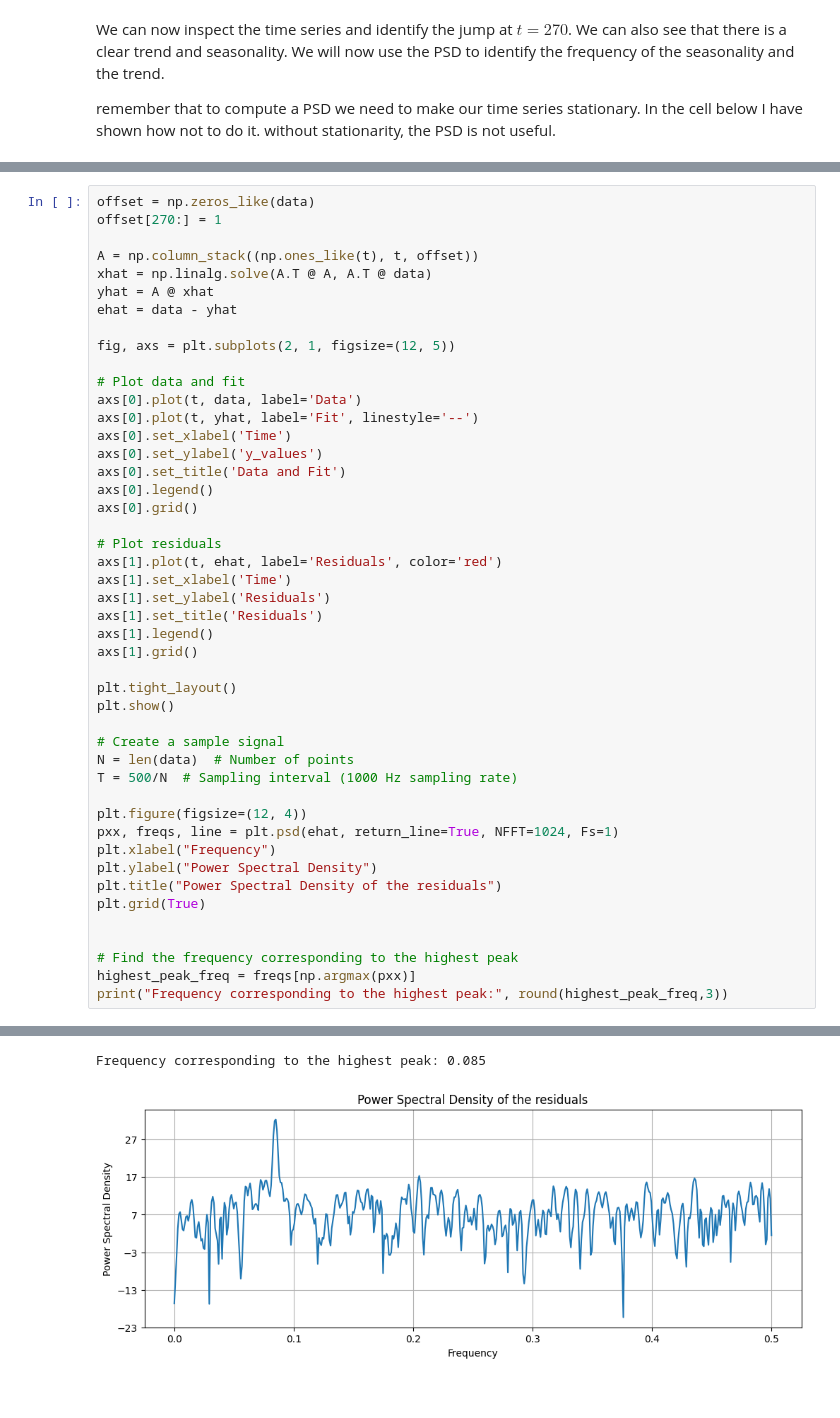
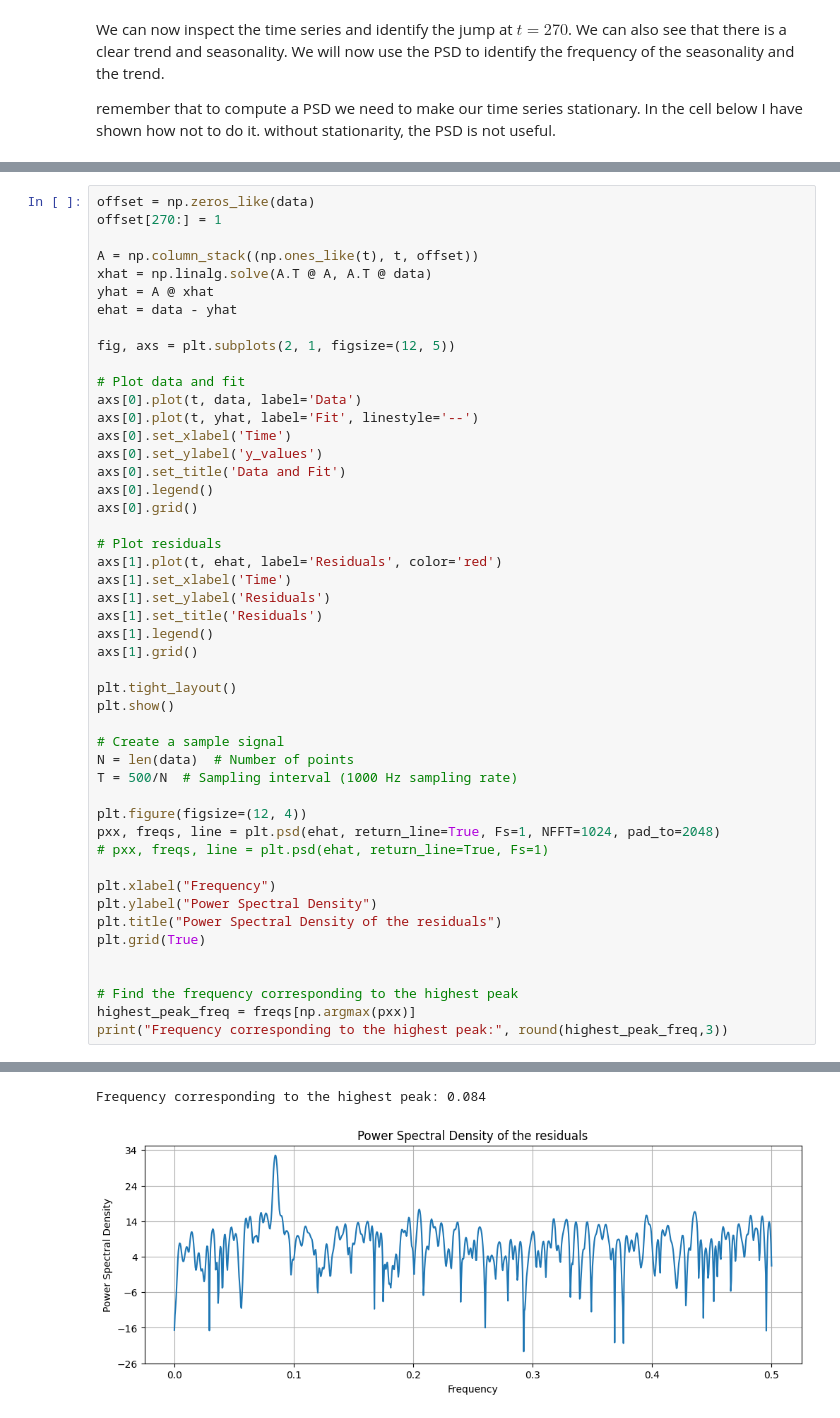
Before and after one commit to BerendBouvy/my-first-book, a Jupyter notebook: book/time_series/fit_BLUE.ipynb, the cells around one changed output, grey strips where cells are left out. Cells and saved outputs as stored; diff of their text form.

```diff
--- a/book/time_series/fit_BLUE.ipynb
+++ b/book/time_series/fit_BLUE.ipynb
@@ -63,36 +64,38 @@ axs[0].set_title('Data and Fit')
 axs[0].legend()
 axs[0].grid()
 
 # Plot residuals
 axs[1].plot(t, ehat, label='Residuals', color='red')
 axs[1].set_xlabel('Time')
 axs[1].set_ylabel('Residuals')
 axs[1].set_title('Residuals')
 axs[1].legend()
 axs[1].grid()
 
 plt.tight_layout()
 plt.show()
 
 # Create a sample signal
 N = len(data)  # Number of points
 T = 500/N  # Sampling interval (1000 Hz sampling rate)
 
 plt.figure(figsize=(12, 4))
-pxx, freqs, line = plt.psd(ehat, return_line=True, NFFT=1024, Fs=1)
+pxx, freqs, line = plt.psd(ehat, return_line=True, Fs=1, NFFT=1024, pad_to=2048)
+# pxx, freqs, line = plt.psd(ehat, return_line=True, Fs=1)
+
 plt.xlabel("Frequency")
 plt.ylabel("Power Spectral Density")
 plt.title("Power Spectral Density of the residuals")
 plt.grid(True)
 
 
 # Find the frequency corresponding to the highest peak
 highest_peak_freq = freqs[np.argmax(pxx)]
 print("Frequency corresponding to the highest peak:", round(highest_peak_freq,3))
 # %% [output]
 [figure]
-Frequency corresponding to the highest peak: 0.085
+Frequency corresponding to the highest peak: 0.084
-[figure, old version]
+[figure, new version]
 # %% [markdown]
 Using peak detection we can identify the frequency of the seasonality and the trend.
 
```
Also changed, not shown: parts of 3 cells of this notebook, 11 other files.
